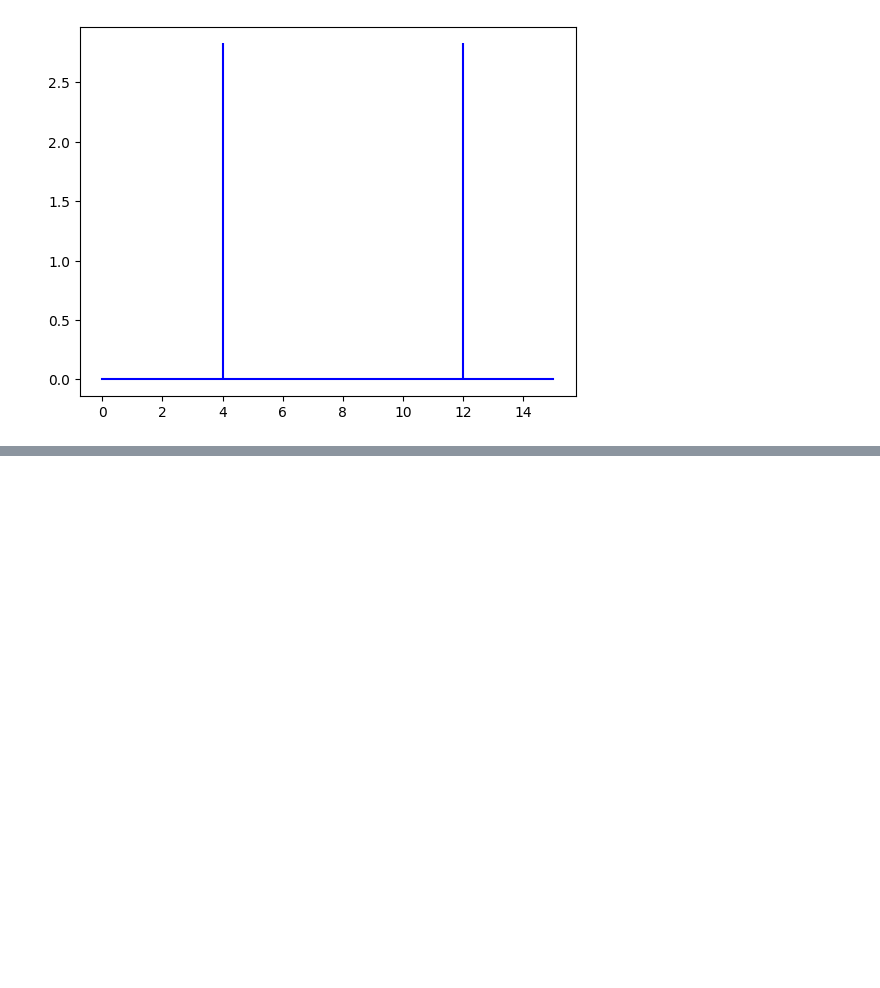
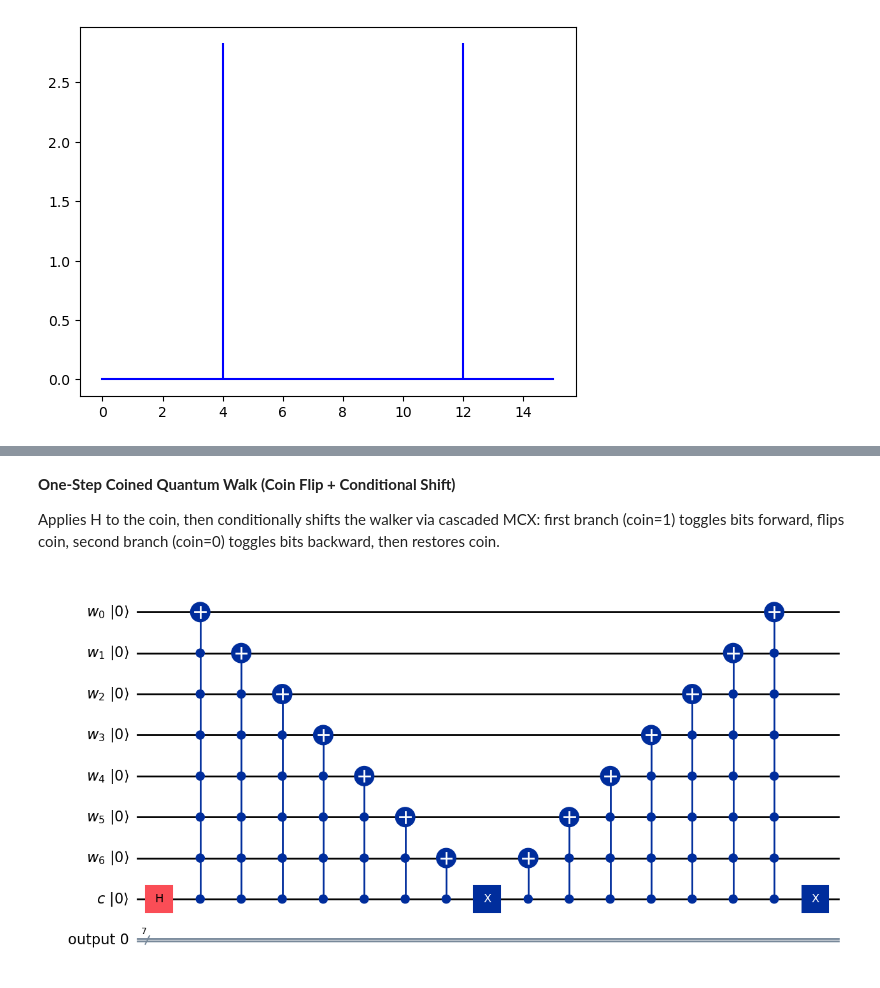
Before and after one commit to ScottMcHaffie/DD2367_Projects, a Jupyter notebook: DD2367_Assignment3.ipynb, the cells around one changed output, grey strips where cells are left out. Saved outputs shown, nothing was run; the diff lists cells and outputs as text; code cells hidden in the pictures; blank space fills up the shorter version.

```diff
--- a/DD2367_Assignment3.ipynb
+++ b/DD2367_Assignment3.ipynb
@@ -387,0 +443,35 @@ plt.show()
+# %% [markdown]
+**One-Step Coined Quantum Walk (Coin Flip + Conditional Shift)**
+
+Applies H to the coin, then conditionally shifts the walker via cascaded MCX: first branch (coin=1) toggles bits forward, flips coin, second branch (coin=0) toggles bits backward, then restores coin.
+# %%
+def coined_walk_step(qc: QuantumCircuit, walker_r: QuantumRegister, coin_r: QuantumRegister) -> QuantumCircuit:
+
+    # "Flip" the coin vector
+    qc.h(coin_r)
+
+    for i in range(len(walker_r)):
+        controls = [walker_r[v] for v in range(len(walker_r) - 1, i, -1)]
+        controls.append(coin_r)  # The coin qubit is also used as a control
+        qc.mcx(controls, walker_r[i])  # Multi-controlled X gate
+
+    # Switch the coin vector
+    qc.x(coin_r)
+
+    # Implement the Addition Operator
+    for i in reversed(range(len(walker_r))):
+        controls = [walker_r[v] for v in range(len(walker_r) - 1, i, -1)]
+        controls.append(coin_r)  # The coin qubit is also used as a control
+        qc.mcx(controls, walker_r[i])  # Multi-controlled X gate
+    # Switch the coin vector
+    qc.x(coin_r)
+    # qc.h(coin_r)
+
+    return qc
+
+
+qc, walker_r, coin_r, _ = coined_walk_circuit(n_walker_qubits)
+qc = coined_walk_step(qc, walker_r, coin_r)
+qc.draw(output="mpl", initial_state=True)
+# %% [output]
+[figure, added]
```
Also changed, not shown: parts of 33 cells of this notebook.
